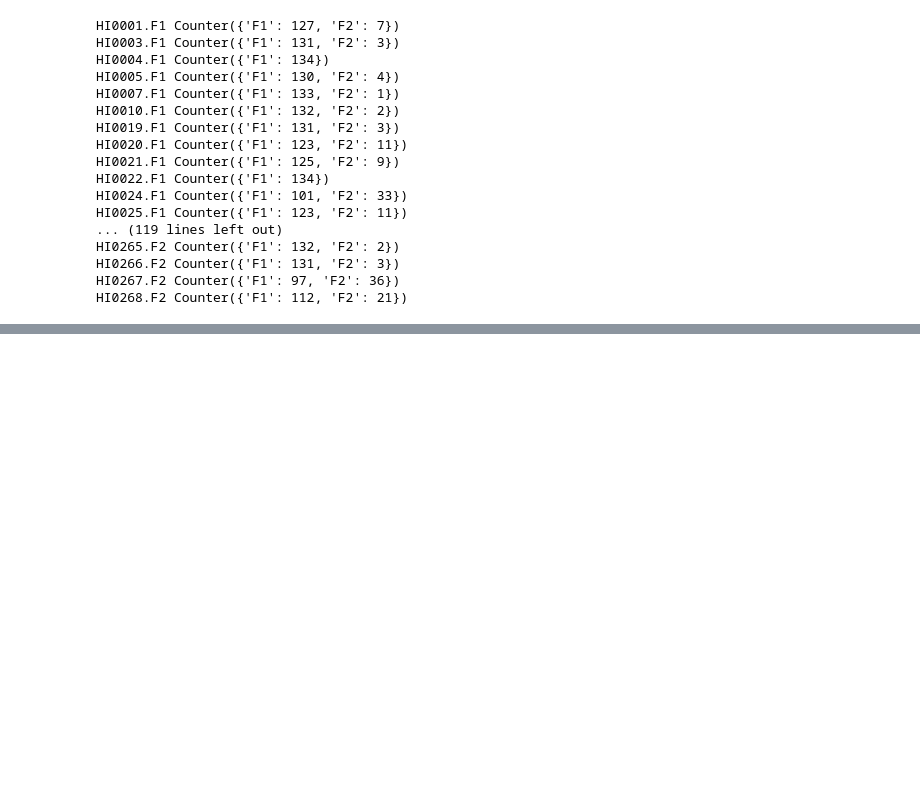
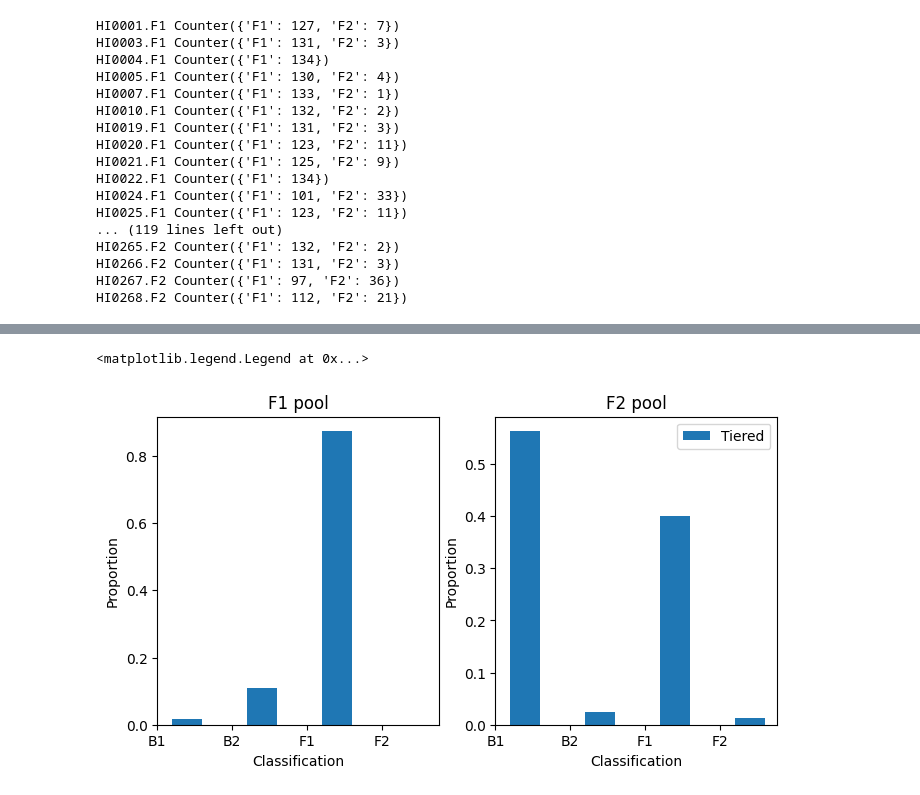
Before and after one commit to weswong/MalKinID, a Jupyter notebook: notebooks/f1_f2_cross_classification.ipynb, the cells around one changed output, grey strips where cells are left out. Cells and saved outputs as stored; diff of their text form; code cells hidden in the pictures; blank space fills up the shorter version.

```diff
--- a/notebooks/f1_f2_cross_classification.ipynb
+++ b/notebooks/f1_f2_cross_classification.ipynb
@@ -296,9 +373,9 @@ def format_ingest_data(file):
         sample_data[s2][s1] = copy.deepcopy(S)
     return sample_data
 
-sample_data = format_ingest_data('/Users/weswong/Documents/GitHub/cross_data/ferdig_v2/NF54_NHP4026_F2_comparison_stats.txt')
+sample_data = format_ingest_data('../cross_data/NF54_NHP4026_F2_comparison_stats.txt')
 
-sample_data2 = format_ingest_data('/Users/weswong/Documents/GitHub/cross_data/ferdig_v2/NF54_NHP4026_F2_comparison_stats.txt')
+sample_data2 = format_ingest_data('../cross_data/NF54_NHP4026_F2_comparison_stats.txt')
 # %% [output]
 AB_BSA_220_NF54.P:AB_BSA_222_NHP4026.P
 AB_BSA_220_NF54.P:HI0001.F1
@@ -510,29 +608,26 @@ for key in f2_triangulated_classification:
 # %%
-integrated_triangulation = json.load(open('full_triangulation_p1_p2.json'))
-integrated_triangulation_f1counts = Counter(list(integrated_triangulation['f1_pool'].values()))
-integrated_triangulation_f1sum = sum(Counter(list(integrated_triangulation['f1_pool'].values())).values())
-integrated_triangulation_f2counts = Counter(list(integrated_triangulation['f2_pool'].values()))
-integrated_triangulation_f2sum = sum(Counter(list(integrated_triangulation['f2_pool'].values())).values())
+integrated_triangulation_f1sum = len(list(itertools.chain(*list(f1_triangulated_classification.values()))))
 
 plt.figure(figsize=(8,4))
 x_array = np.asarray([0,1,2,3])
 plt.subplot(1,2,1)
 width = 0.4
-plt.bar(x_array, [integrated_triangulation_f1counts[k]/integrated_triangulation_f1sum for k in ['B1', 'B2', 'F1', 'F2']], width = width)
 plt.bar(x_array+width, [len(f1_triangulated_classification[k])/integrated_triangulation_f1sum for k in ['B1', 'B2', 'F1', 'F2']], width = width)
 plt.xticks(x_array, ['B1', 'B2', 'F1', 'F2'])
 plt.ylabel('Proportion')
 plt.xlabel('Classification')
 plt.title('F1 pool')
 
+integrated_triangulation_f2sum = len(list(itertools.chain(*list(f2_triangulated_classification.values()))))
 plt.subplot(1,2,2)
-plt.bar(x_array, [integrated_triangulation_f2counts[k]/integrated_triangulation_f2sum for k in ['B1', 'B2', 'F1', 'F2']], width = width,
-       label = 'Integrated')
 plt.bar(x_array+width, [len(f2_triangulated_classification[k])/integrated_triangulation_f2sum for k in ['B1', 'B2', 'F1', 'F2']], width = width,
        label = 'Tiered')
 
 plt.xticks(x_array, ['B1', 'B2', 'F1', 'F2'])
 plt.ylabel('Proportion')
 plt.xlabel('Classification')
 plt.title('F2 pool')
 plt.legend()
+# %% [output]
+<matplotlib.legend.Legend at 0x...>
+[figure, added]
```
Also changed, not shown: parts of 9 cells of this notebook, 2 other files.
